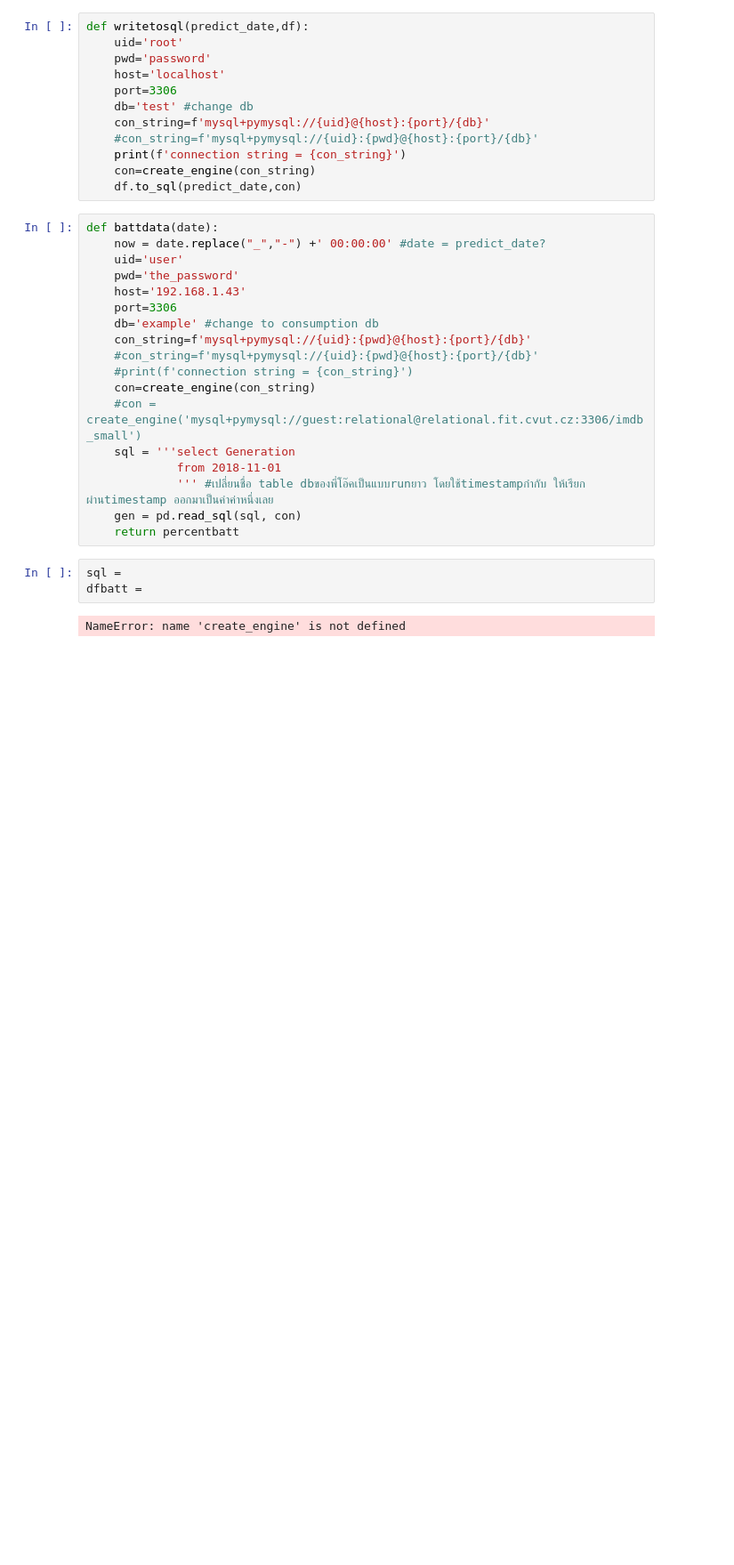
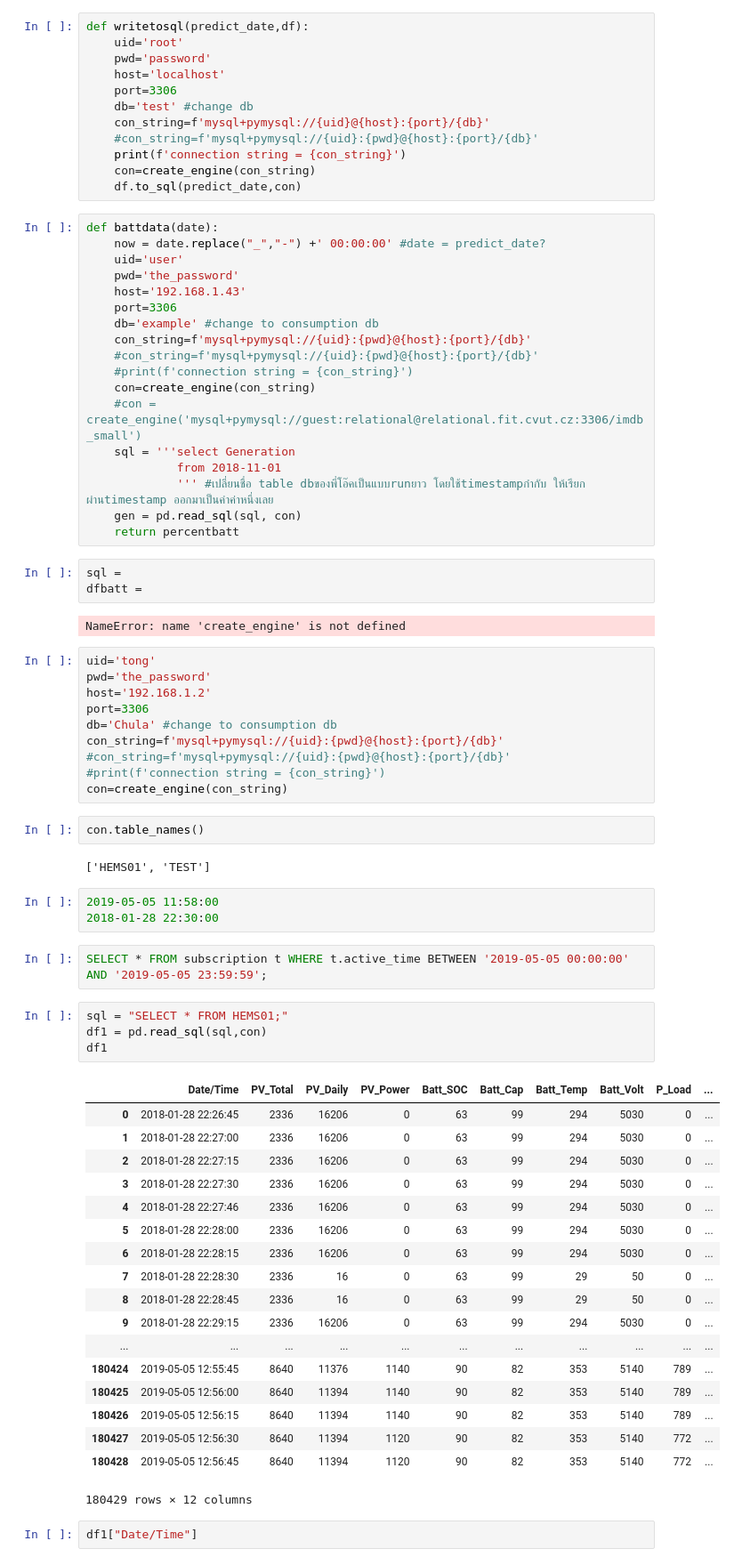
Before and after one commit to TongIDC/Senior-Project, a Jupyter notebook: Test at home write data to pi and call data from pi.ipynb, the cells around one changed output. Shown at 89% size. Saved outputs shown, nothing was run; the diff lists cells and outputs as text; blank space fills up the shorter version.

```diff
--- a/Test at home write data to pi and call data from pi.ipynb
+++ b/Test at home write data to pi and call data from pi.ipynb
@@ -33,3 +43,47 @@ sql =
 dfbatt =
 # %% [output]
 NameError: name 'create_engine' is not defined
+# %%
+uid='tong'
+pwd='the_password'
+host='192.168.1.2'
+port=3306
+db='Chula' #change to consumption db
+con_string=f'mysql+pymysql://{uid}:{pwd}@{host}:{port}/{db}'
+#con_string=f'mysql+pymysql://{uid}:{pwd}@{host}:{port}/{db}'
+#print(f'connection string = {con_string}')
+con=create_engine(con_string)
+# %%
+con.table_names()
+# %% [output]
+['HEMS01', 'TEST']
+# %%
+2019-05-05 11:58:00
+2018-01-28 22:30:00
+# %%
+SELECT * FROM subscription t WHERE t.active_time BETWEEN '2019-05-05 00:00:00' AND '2019-05-05 23:59:59';
+# %%
+sql = "SELECT * FROM HEMS01;"
+df1 = pd.read_sql(sql,con)
+df1
+# %% [output]
+|  | Date/Time | PV_Total | PV_Daily | PV_Power | Batt_SOC | Batt_Cap | Batt_Temp | Batt_Volt | P_Load | ... |
+| 0 | 2018-01-28 22:26:45 | 2336 | 16206 | 0 | 63 | 99 | 294 | 5030 | 0 | ... |
+| 1 | 2018-01-28 22:27:00 | 2336 | 16206 | 0 | 63 | 99 | 294 | 5030 | 0 | ... |
+| 2 | 2018-01-28 22:27:15 | 2336 | 16206 | 0 | 63 | 99 | 294 | 5030 | 0 | ... |
+| 3 | 2018-01-28 22:27:30 | 2336 | 16206 | 0 | 63 | 99 | 294 | 5030 | 0 | ... |
+| 4 | 2018-01-28 22:27:46 | 2336 | 16206 | 0 | 63 | 99 | 294 | 5030 | 0 | ... |
+| 5 | 2018-01-28 22:28:00 | 2336 | 16206 | 0 | 63 | 99 | 294 | 5030 | 0 | ... |
+| 6 | 2018-01-28 22:28:15 | 2336 | 16206 | 0 | 63 | 99 | 294 | 5030 | 0 | ... |
+| 7 | 2018-01-28 22:28:30 | 2336 | 16 | 0 | 63 | 99 | 29 | 50 | 0 | ... |
+| 8 | 2018-01-28 22:28:45 | 2336 | 16 | 0 | 63 | 99 | 29 | 50 | 0 | ... |
+| 9 | 2018-01-28 22:29:15 | 2336 | 16206 | 0 | 63 | 99 | 294 | 5030 | 0 | ... |
+| ... | ... | ... | ... | ... | ... | ... | ... | ... | ... | ... |
+| 180424 | 2019-05-05 12:55:45 | 8640 | 11376 | 1140 | 90 | 82 | 353 | 5140 | 789 | ... |
+| 180425 | 2019-05-05 12:56:00 | 8640 | 11394 | 1140 | 90 | 82 | 353 | 5140 | 789 | ... |
+| 180426 | 2019-05-05 12:56:15 | 8640 | 11394 | 1140 | 90 | 82 | 353 | 5140 | 789 | ... |
+| 180427 | 2019-05-05 12:56:30 | 8640 | 11394 | 1120 | 90 | 82 | 353 | 5140 | 772 | ... |
+| 180428 | 2019-05-05 12:56:45 | 8640 | 11394 | 1120 | 90 | 82 | 353 | 5140 | 772 | ... |
+180429 rows × 12 columns
+# %%
+df1["Date/Time"]
```
Also changed, not shown: parts of 4 cells of this notebook, 1 other file.
